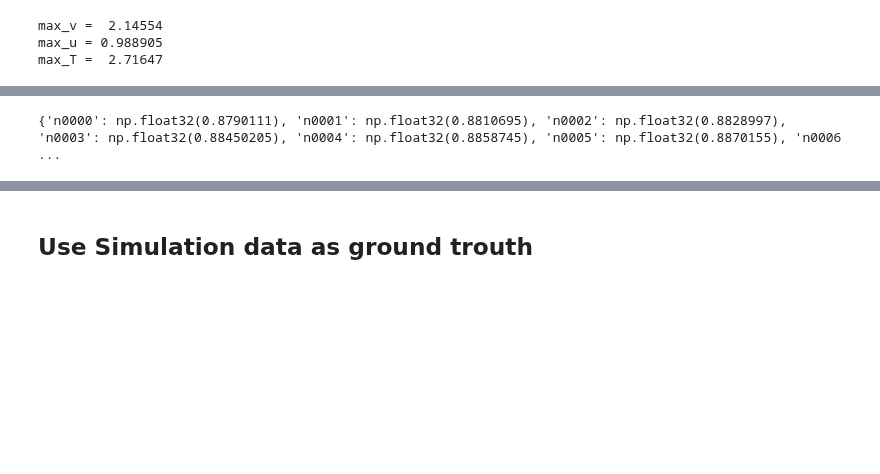
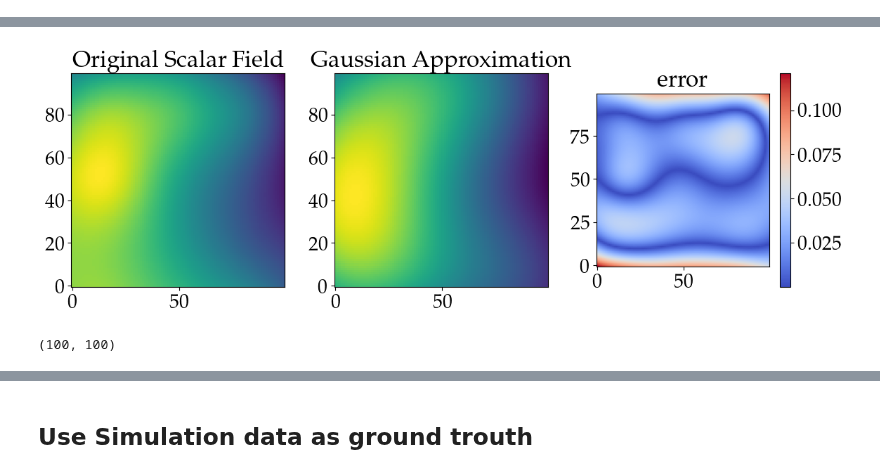
Before and after one commit to LukasBremer/SMM_AdODE_2D, a Jupyter notebook: adode_cluster/SpringMassModel/FullDomain.ipynb, the cells around one changed output, grey strips where cells are left out. Drawn from its saved outputs; the diff is of its cells as text; code cells hidden in the pictures; blank space fills up the shorter version.

Commit message:
implemented variational fiber orientation

```diff
--- a/adode_cluster/SpringMassModel/FullDomain.ipynb
+++ b/adode_cluster/SpringMassModel/FullDomain.ipynb
@@ -30,12 +30,6 @@ with h5py.File('../data/SpringMassModel/MechanicalData/data_eta_05_uvx.h5', 'r')
     T = f['T'][:1000]
     x = f['x'][:1000]
     f.close()
-print('max_v = ',np.max(v),'\nmax_u =',np.max(u),' \nmax_T = ',np.max(T))
-N = T.shape[0]
-# %% [output]
-max_v =  2.14554
-max_u = 0.988905
-max_T =  2.71647
 # %%
 def define_MSD(**kwargs_sys):
     N_sys = kwargs_sys['N_sys']
@@ -227,0 +182,52 @@ def define_MSD_rec_u(**kwargs_sys):
+# %%
+# # Generate or load the 2D scalar field (n_dist)
+# np.random.seed(42)
+# n_points = 100
+n_dist = np.load('../data/SpringMassModel/FiberOrientation/fiber_orientation.npy')
+
+n_points = n_dist.shape[0]
+y = np.linspace(-1, 1, n_points)
+
+X, Y = np.meshgrid(y, y)
+# n_dist = np.exp(-((X**2 + Y**2) / 0.1)) + 0.1 * np.random.rand(n_points, n_points)  # Example scalar field
+# Define Gaussian basis function
+
+# Generate basis function centers
+n_gaussians = 3  # Number of Gaussian basis functions
+centers = np.linspace(-1, 1, n_gaussians)
+sigma = 1  # Fixed width for all Gaussians
+
+# Create a design matrix of Gaussian basis functions
+def basis_matrix(X, Y, centers, sigma):
+    features = []
+    for x0 in centers:
+        for y0 in centers:
+            features.append(gaussian_2d(x0, y0, 1).flatten())  # Amplitude = 1 for now
+    return np.array(features).T  # Shape (N_samples, N_basis)
+
+# Compute basis functions for given centers
+Phi = basis_matrix(X, Y, centers, sigma)
+
+# Solve for weights using least squares regression
+coeffs, _, _, _ = np.linalg.lstsq(Phi, n_dist.flatten(), rcond=None)
+params_gaussian = coeffs_to_params(coeffs)
+
+# Reconstruct the field using the fitted coefficients
+reconstructed = Phi @ coeffs
+reconstructed = reconstructed.reshape(n_points, n_points)
+reconstructed = sum_gaussian(n_gaussians,params_gaussian)
+# Plot results
+fig, axes = plt.subplots(1, 3, figsize=(12, 4))
+axes[0].imshow(n_dist, cmap='viridis', origin='lower')
+axes[0].set_title("Original Scalar Field")
+
+axes[1].imshow(reconstructed, cmap='viridis', origin='lower')
+
+axes[1].set_title("Gaussian Approximation")
+
+axes[2].imshow(np.abs(n_dist - reconstructed), cmap='coolwarm', origin='lower')
+axes[2].set_title("error")
+plt.colorbar(axes[2].imshow(np.abs(n_dist - reconstructed), cmap='coolwarm', origin='lower'))
+plt.tight_layout()
+plt.show()
+# %% [output]
@@ -228,3 +235,4 @@ def define_MSD_rec_u(**kwargs_sys):
+[figure, added]
 # %%
 """
     Reads in necessary parameters from config.ini
@@ -232,31 +240,32 @@ def define_MSD_rec_u(**kwargs_sys):
 N,size,params = read_config(['D','a','k','epsilon_0','mu_1','mu_2','k_T','delta_t_e'
                              ,'k_T','k_ij','k_ij_pad','k_j','k_a','k_a_pad','c_a','m','c_damp',
                              'n_0','l_0','spacing'],mode = 'chaos')
-
 keys =['D','a','k','epsilon_0','mu_1','mu_2','k_T','delta_t_e'
         ,'k_T','k_ij','k_ij_pad','k_j','k_a','k_a_pad','c_a','m','c_damp',
         'n_0','l_0','spacing']
 n_dist = np.load('../data/SpringMassModel/FiberOrientation/fiber_orientation.npy')
-n_dict = {f"n{i:02}{j:02}": n_dist[i, j] for i in range(100) for j in range(100)}
-print(n_dict)
+# n_dict = {f"n{i:02}{j:02}": n_dist[i, j] for i in range(100) for j in range(100)}
+# n_dist = np.full((100, 100), .9)
 tol = 0
+
 params_true = dict(zip(keys,params))
 params_low = {key: value - value*tol for key, value in params_true.items()}
 params_high = {key: value + value*tol for key, value in params_true.items()}
+
 x_dot = np.gradient(x, axis=0) / params_true['delta_t_e']
-length,sampling_rate = 5,20
+
+length,sampling_rate = 50,20
 pad = 10
 u0,v0,T0,x0,x_dot0,t_evals = u[0],v[0],T[0],x[0],x_dot[0],np.linspace(0, params_true['delta_t_e']*sampling_rate*length, length)
-
+print(n_dist.shape)
 kwargs_sys = {'size': 100,
               'spacing': 1,
               'N_sys': 1,
               'par_tol': 0,
+              'n_dist': n_dist,
               'params_true': params_true,
               'u0': u0,'v0': v0,'T0': T0,'x0': x0,'x_dot0': x_dot0}
-kwargs_adoptODE = {'epochs': 10,'N_backups': 1,'lr': 1e-3,'lower_b': params_low,'upper_b': params_high,
-                   'lower_b_y0':{'u':u0,'v':v0,'T':T0,'x':x0,'x_dot':x_dot0},
-                    'upper_b_y0':{'u':u0,'v':v0,'T':T0,'x':x0,'x_dot':x_dot0}}
+kwargs_adoptODE = {'epochs': 10,'lr':2e-3}
 # %% [output]
-{'n0000': np.float32(0.8790111), 'n0001': np.float32(0.8810695), 'n0002': np.float32(0.8828997), 'n0003': np.float32(0.88450205), 'n0004': np.float32(0.8858745), 'n0005': np.float32(0.8870155), 'n0006 ...
+(100, 100)
 # %%
```
Also changed, not shown: parts of 9 cells of this notebook, 1 other file.
